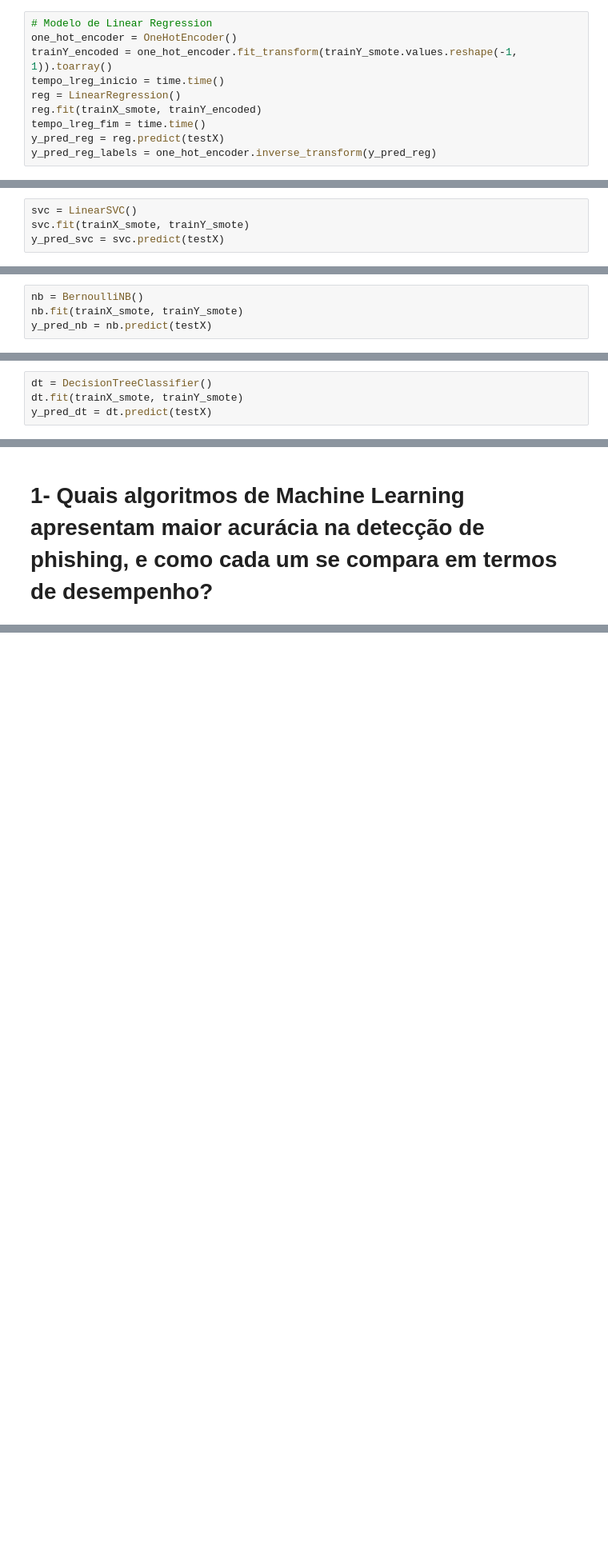
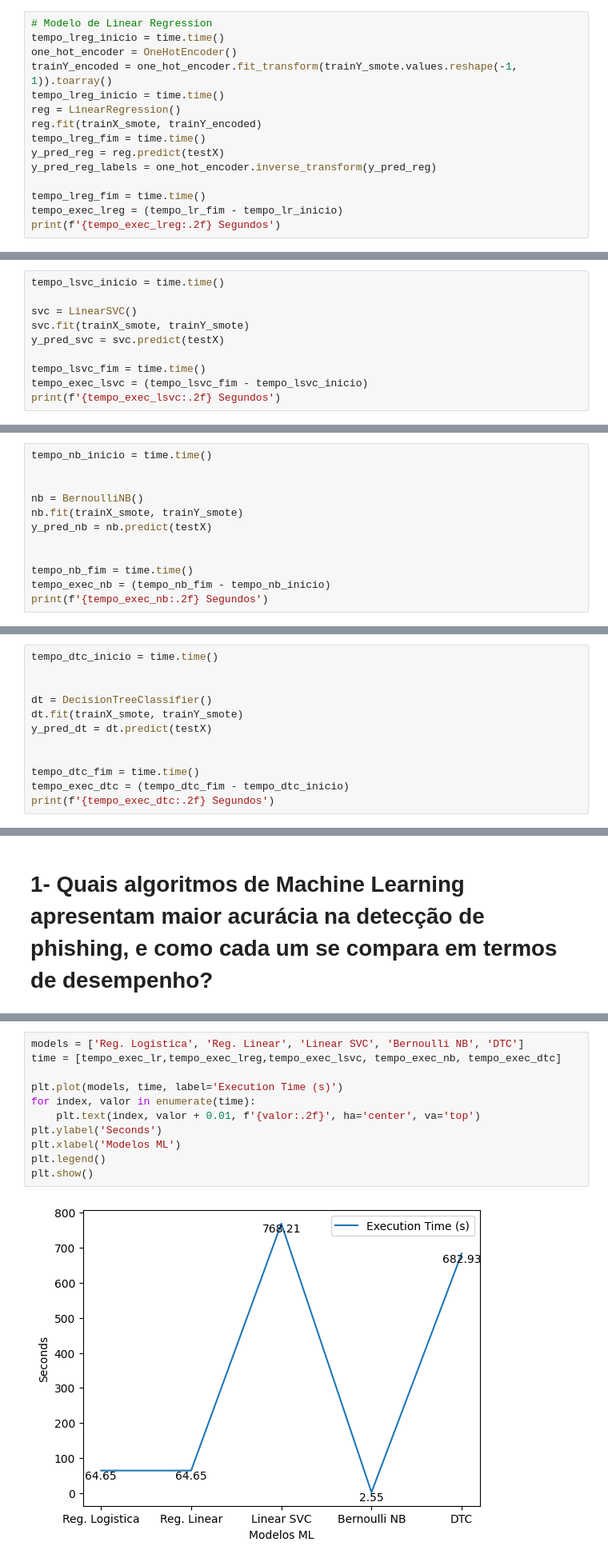
Before and after one commit to leolibardi/TCC-2024---ML-TO-DETEC-MALICIOUS-URL, a Jupyter notebook: TCC-Update-05-11-2024.ipynb, the cells around one changed output, grey strips where cells are left out. Shown: that part at 80% size. Saved outputs shown, nothing was run; the diff lists cells and outputs as text; blank space fills up the shorter version.

```diff
--- a/tcc-liba-22-10-2024.ipynb
+++ b/TCC-Update-05-11-2024.ipynb
@@ -141,5 +142,6 @@ print(f'{tempo_exec:.2f} Segundos')
 # %%
 # Modelo de Linear Regression
+tempo_lreg_inicio = time.time()
 one_hot_encoder = OneHotEncoder()
 trainY_encoded = one_hot_encoder.fit_transform(trainY_smote.values.reshape(-1, 1)).toarray()
 tempo_lreg_inicio = time.time()
@@ -148,3 +150,7 @@ reg.fit(trainX_smote, trainY_encoded)
 tempo_lreg_fim = time.time()
 y_pred_reg = reg.predict(testX)
 y_pred_reg_labels = one_hot_encoder.inverse_transform(y_pred_reg)
+
+tempo_lreg_fim = time.time()
+tempo_exec_lreg = (tempo_lr_fim - tempo_lr_inicio)
+print(f'{tempo_exec_lreg:.2f} Segundos')
@@ -153,6 +161,12 @@ y_pred_reg_labels = one_hot_encoder.inverse_transform(y_pred_reg)
 
 #| Da onde coletei Kagle | -> [Insights] -> [ Exportei csv pro meu codigo usando pandas] ->  [limpeza dos dados] -> [Processamento - Perfomance] -> [Treinamento ML] -> [Teste de acuracia] -> |visualização de dados,grafic, resposta dos insight],
 # %%
+tempo_lsvc_inicio = time.time()
+
 svc = LinearSVC()
 svc.fit(trainX_smote, trainY_smote)
 y_pred_svc = svc.predict(testX)
+
+tempo_lsvc_fim = time.time()
+tempo_exec_lsvc = (tempo_lsvc_fim - tempo_lsvc_inicio)
+print(f'{tempo_exec_lsvc:.2f} Segundos')
@@ -159,4 +175,12 @@ y_pred_svc = svc.predict(testX)
 # %%
+tempo_nb_inicio = time.time()
+
+
 nb = BernoulliNB()
 nb.fit(trainX_smote, trainY_smote)
 y_pred_nb = nb.predict(testX)
+
+
+tempo_nb_fim = time.time()
+tempo_exec_nb = (tempo_nb_fim - tempo_nb_inicio)
+print(f'{tempo_exec_nb:.2f} Segundos')
@@ -163,4 +189,12 @@ y_pred_nb = nb.predict(testX)
 # %%
+tempo_dtc_inicio = time.time()
+
+
 dt = DecisionTreeClassifier()
 dt.fit(trainX_smote, trainY_smote)
 y_pred_dt = dt.predict(testX)
+
+
+tempo_dtc_fim = time.time()
+tempo_exec_dtc = (tempo_dtc_fim - tempo_dtc_inicio)
+print(f'{tempo_exec_dtc:.2f} Segundos')
@@ -260,3 +325,16 @@ plt.xlabel('Modelos de ML')
 plt.show()
 # %% [output]
 [figure]
+# %%
+models = ['Reg. Logistica', 'Reg. Linear', 'Linear SVC', 'Bernoulli NB', 'DTC']
+time = [tempo_exec_lr,tempo_exec_lreg,tempo_exec_lsvc, tempo_exec_nb, tempo_exec_dtc]
+
+plt.plot(models, time, label='Execution Time (s)')
+for index, valor in enumerate(time):
+    plt.text(index, valor + 0.01, f'{valor:.2f}', ha='center', va='top')
+plt.ylabel('Seconds')
+plt.xlabel('Modelos ML')
+plt.legend()
+plt.show()
+# %% [output]
+[figure, added]
```
Also changed, not shown: parts of 9 cells of this notebook.
